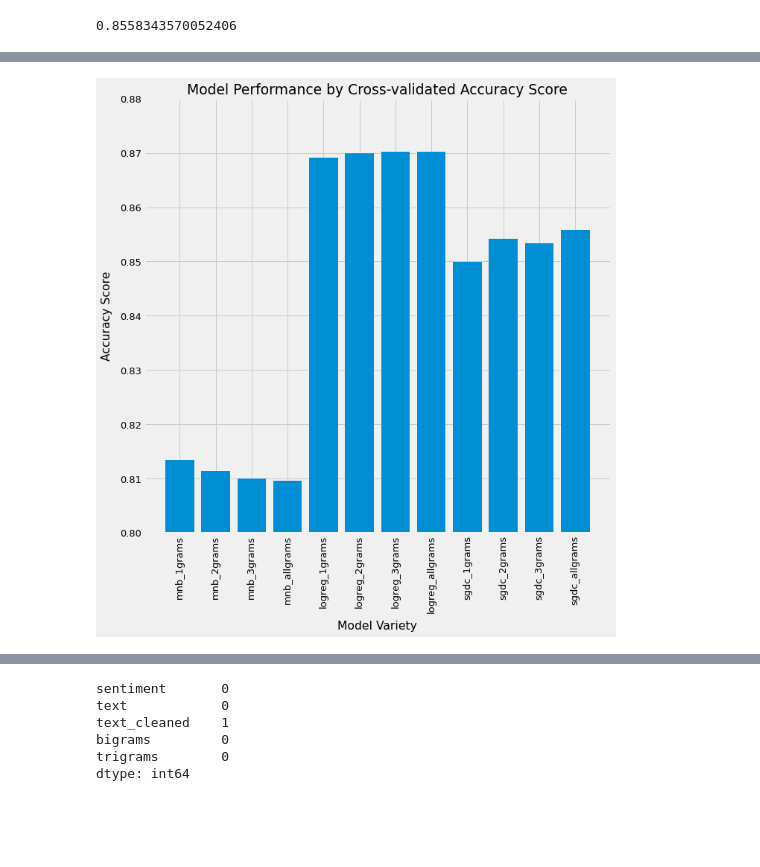
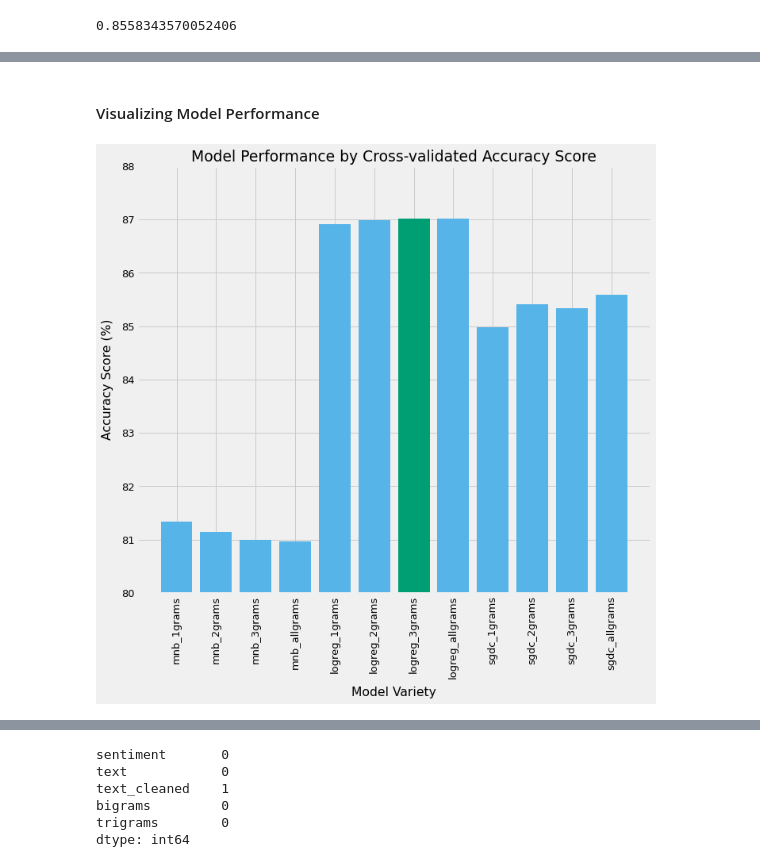
Before and after one commit to ThomasHChapman/classifying_user_reviews, a Jupyter notebook: working_notebooks/modeling_nb.ipynb, the cells around one changed output, grey strips where cells are left out. Saved outputs shown, nothing was run; the diff lists cells and outputs as text; code cells hidden in the pictures; blank space fills up the shorter version.

Commit message:
MVP modelling narrative

```diff
--- a/working_notebooks/modeling_nb.ipynb
+++ b/working_notebooks/modeling_nb.ipynb
@@ -683,0 +630,2 @@ mod_perf_df = pd.DataFrame.from_dict(mod_perf, orient='index')
+# %% [markdown]
+#### Visualizing Model Performance
@@ -694,19 +650,35 @@ mod_perf={'mnb_1grams': 0.8134421396624155,
           'sgdc_2grams': 0.8541796242474566,
           'sgdc_3grams': 0.853374341360464,
           'sgdc_allgrams': 0.8558343570052406}
-# %%
-fig, ax = plt.subplots(figsize=(10,10))
-plt.style.use('fivethirtyeight')
-plt.rcParams.update({'font.size': 13})
-plt.axis([None, None, 0.8, 0.88])
-
-ax.bar(mod_perf.keys(), mod_perf.values())
-ax.set_title('Model Performance by Cross-validated Accuracy Score')
-ax.set_ylabel('Accuracy Score', labelpad=10)
-ax.set_xlabel('Model Variety', labelpad=10)
-
-ax.tick_params(axis="x", rotation=90)
-# %% [output]
-[figure, removed]
+# %%
+# Visualization of Model Perforamnce
+
+# Read model performance from csv
+mod_perf_df = pd.read_csv('../data/model_performance.csv', index_col=0)
+
+# Set custom colorblind-friendly colors
+colors = [[86/255,180/255,233/255], [86/255,180/255,233/255], [86/255,180/255,233/255],
+         [86/255,180/255,233/255], [86/255,180/255,233/255], [86/255,180/255,233/255],
+         [0,158/255,115/255], [86/255,180/255,233/255], [86/255,180/255,233/255],
+         [86/255,180/255,233/255], [86/255,180/255,233/255], [86/255,180/255,233/255]]
+
+# Plot Bar Graph
+fig, ax = plt.subplots(figsize=(10,10))
+plt.style.use('fivethirtyeight')
+plt.rcParams.update({'font.size': 13})
+plt.axis([None, None, 0.8, 0.88])
+
+ax.bar(mod_perf_df['model'], mod_perf_df['accuracy'], color=colors)
+ax.set_title('Model Performance by Cross-validated Accuracy Score')
+ax.set_ylabel('Accuracy Score (%)', labelpad=10)
+ax.set_xlabel('Model Variety', labelpad=10)
+ax.set_yticklabels(labels = ['80', '81', '82', '83', '84', '85', '86', '87', '88'])
+ax.tick_params(axis="x", rotation=90)
+plt.tight_layout()
+
+# Save figure to file for use in presentation
+plt.savefig('../images/model_performance.png', dpi=500)
+# %% [output]
+[figure, added]
 # %% [markdown]
 ## Final Model Evaluation
```
Also changed, not shown: parts of 47 cells of this notebook.
